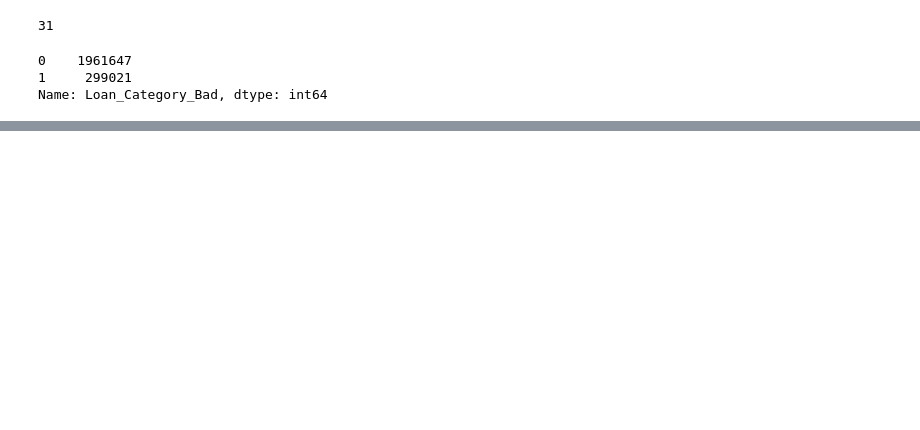
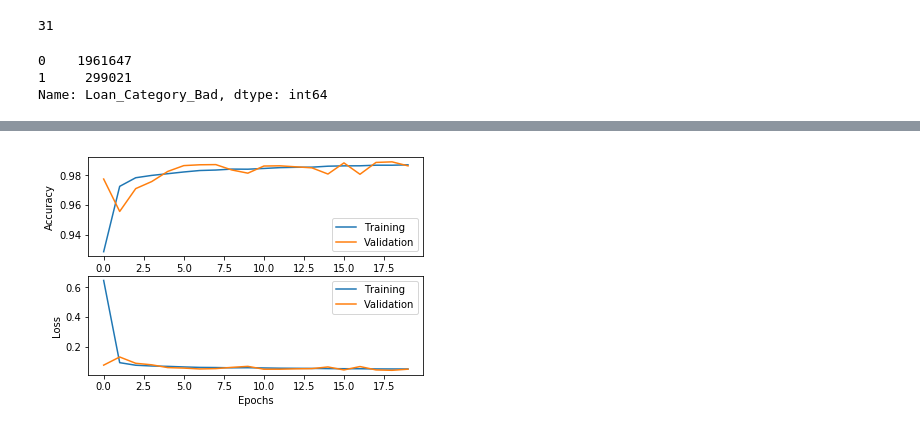
Before and after one commit to circe201/lending_club_loan_data_analysis, a Jupyter notebook: 4_training.ipynb, the cells around one changed output, grey strips where cells are left out. Drawn from its saved outputs; the diff is of its cells as text; code cells hidden in the pictures; blank space fills up the shorter version.

```diff
--- a/4_training.ipynb
+++ b/4_training.ipynb
@@ -170,0 +305,23 @@ SyntaxError: invalid syntax (<ipython-input-19-853102ee12a5>, line 3)
+# %%
+import matplotlib.pyplot as plt
+%matplotlib inline
+
+figure = plt.figure()
+
+ax1 = figure.add_subplot(211)
+ax1.plot(history.history['accuracy'])
+ax1.plot(history.history['val_accuracy'])
+plt.xlabel('Epochs')
+plt.ylabel('Accuracy')
+plt.legend(labels=['Training','Validation'])
+
+ax1 = figure.add_subplot(212)
+ax1.plot(history.history['loss'])
+ax1.plot(history.history['val_loss'])
+plt.xlabel('Epochs')
+plt.ylabel('Loss')
+plt.legend(labels=['Training','Validation'])
+
+plt.show()
+# %% [output]
+[figure, added]
```
Also changed, not shown: parts of 33 cells of this notebook.
